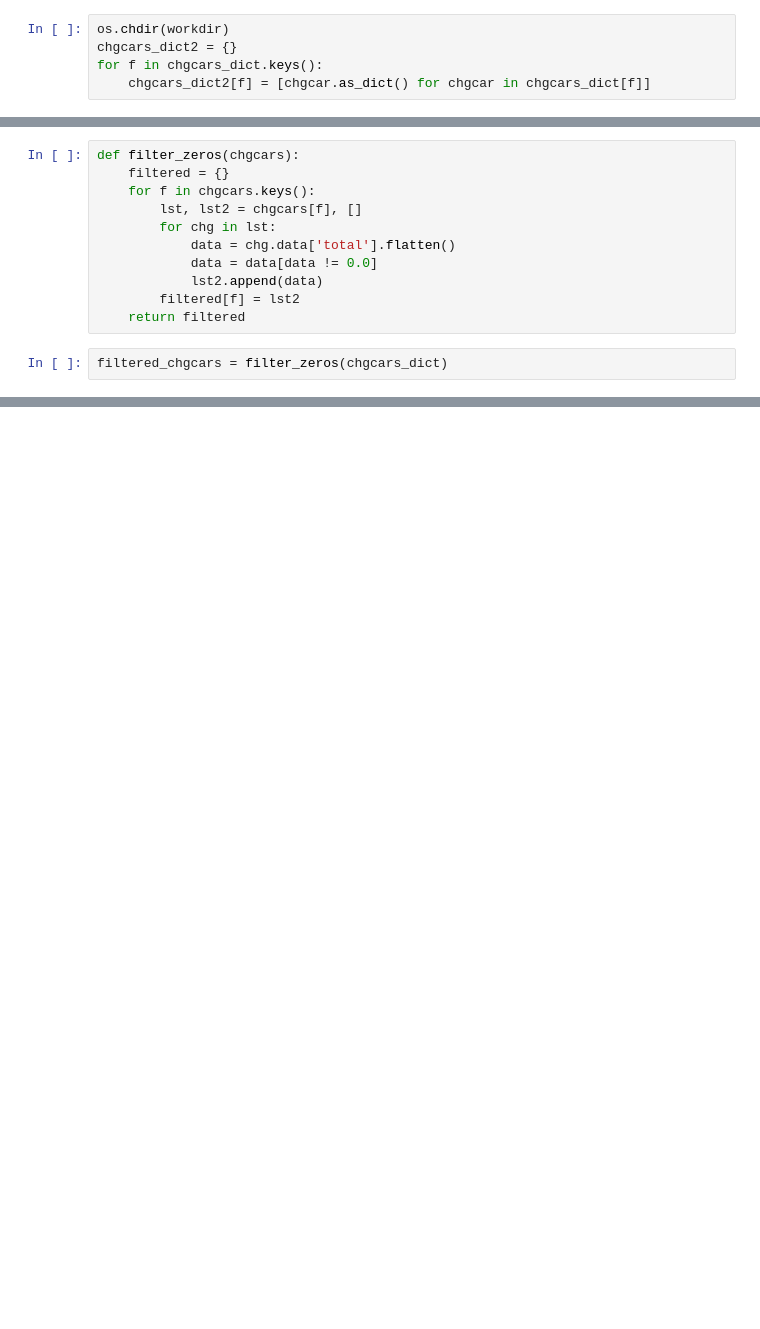
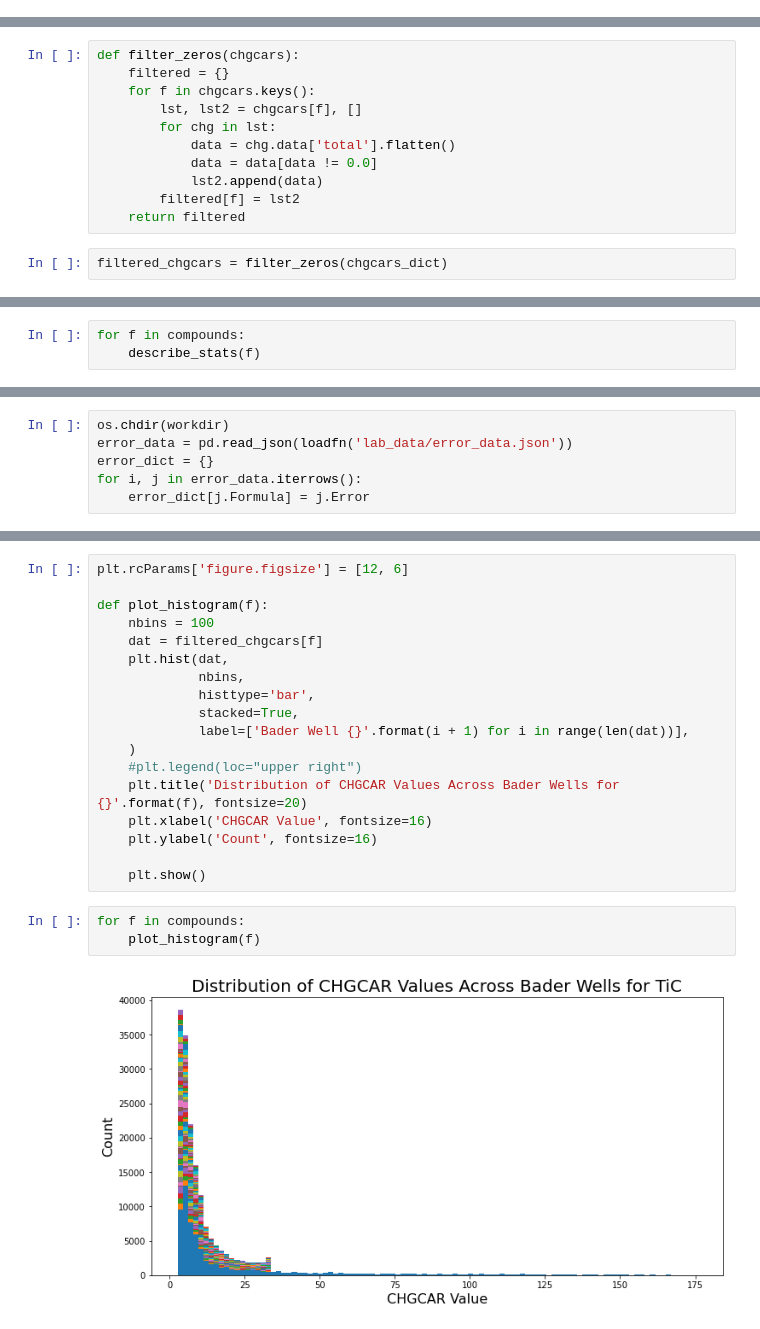
Before and after one commit to ayushsgupta/elf-analysis, a Jupyter notebook: bader_analysis.ipynb, the cells around one changed output, grey strips where cells are left out. Cells and saved outputs as stored; diff of their text form; blank space fills up the shorter version.

Commit message:
Bader analysis on chlorides and oxides

```diff
--- a/bader_analysis.ipynb
+++ b/bader_analysis.ipynb
@@ -220,5 +194,0 @@ Fe2O3 already done
-# %%
-os.chdir(workdir)
-chgcars_dict2 = {}
-for f in chgcars_dict.keys():
-    chgcars_dict2[f] = [chgcar.as_dict() for chgcar in chgcars_dict[f]]
@@ -239,0 +224,3 @@ filtered_chgcars = filter_zeros(chgcars_dict)
+# %%
+for f in compounds:
+    describe_stats(f)
@@ -239,0 +245,6 @@ filtered_chgcars = filter_zeros(chgcars_dict)
+# %%
+os.chdir(workdir)
+error_data = pd.read_json(loadfn('lab_data/error_data.json'))
+error_dict = {}
+for i, j in error_data.iterrows():
+    error_dict[j.Formula] = j.Error
@@ -239,0 +267,23 @@ filtered_chgcars = filter_zeros(chgcars_dict)
+# %%
+plt.rcParams['figure.figsize'] = [12, 6]
+
+def plot_histogram(f):
+    nbins = 100
+    dat = filtered_chgcars[f]
+    plt.hist(dat,
+             nbins,
+             histtype='bar',
+             stacked=True,
+             label=['Bader Well {}'.format(i + 1) for i in range(len(dat))],
+    )
+    #plt.legend(loc="upper right")
+    plt.title('Distribution of CHGCAR Values Across Bader Wells for {}'.format(f), fontsize=20)
+    plt.xlabel('CHGCAR Value', fontsize=16)
+    plt.ylabel('Count', fontsize=16)
+
+    plt.show()
+# %%
+for f in compounds:
+    plot_histogram(f)
+# %% [output]
+[figure, added]
```
Also changed, not shown: parts of 35 cells of this notebook, 5 other files.
